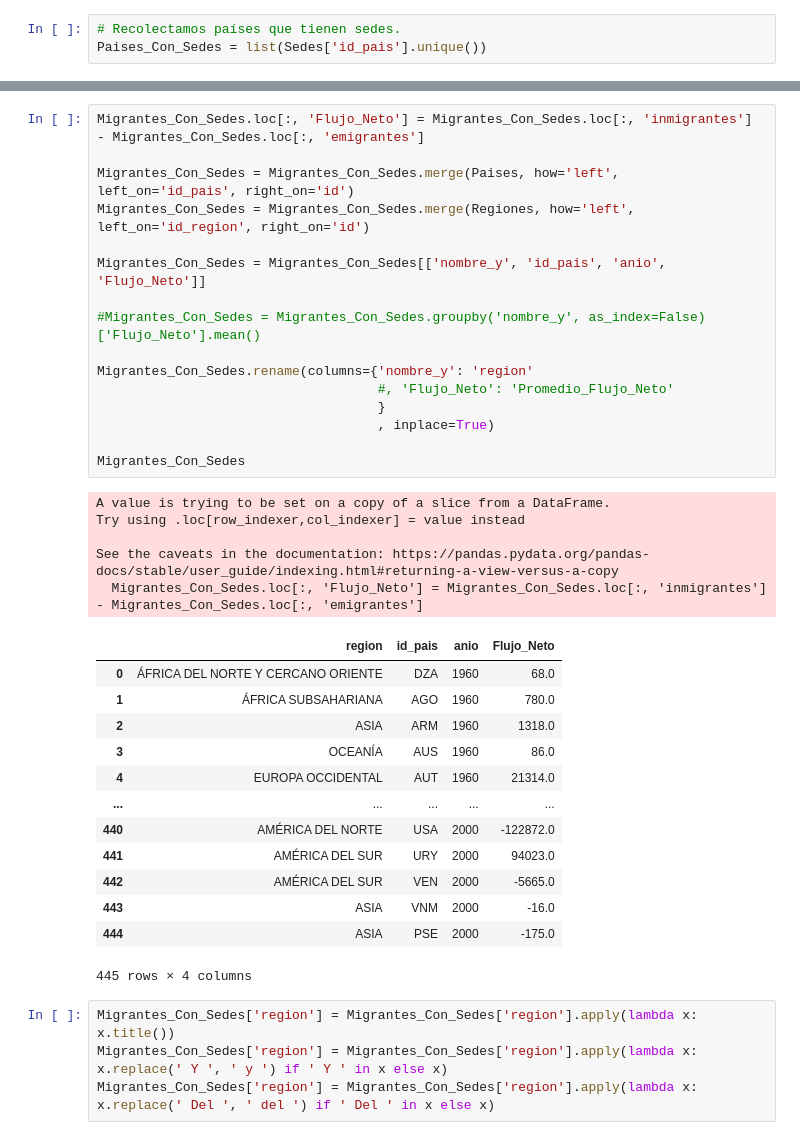
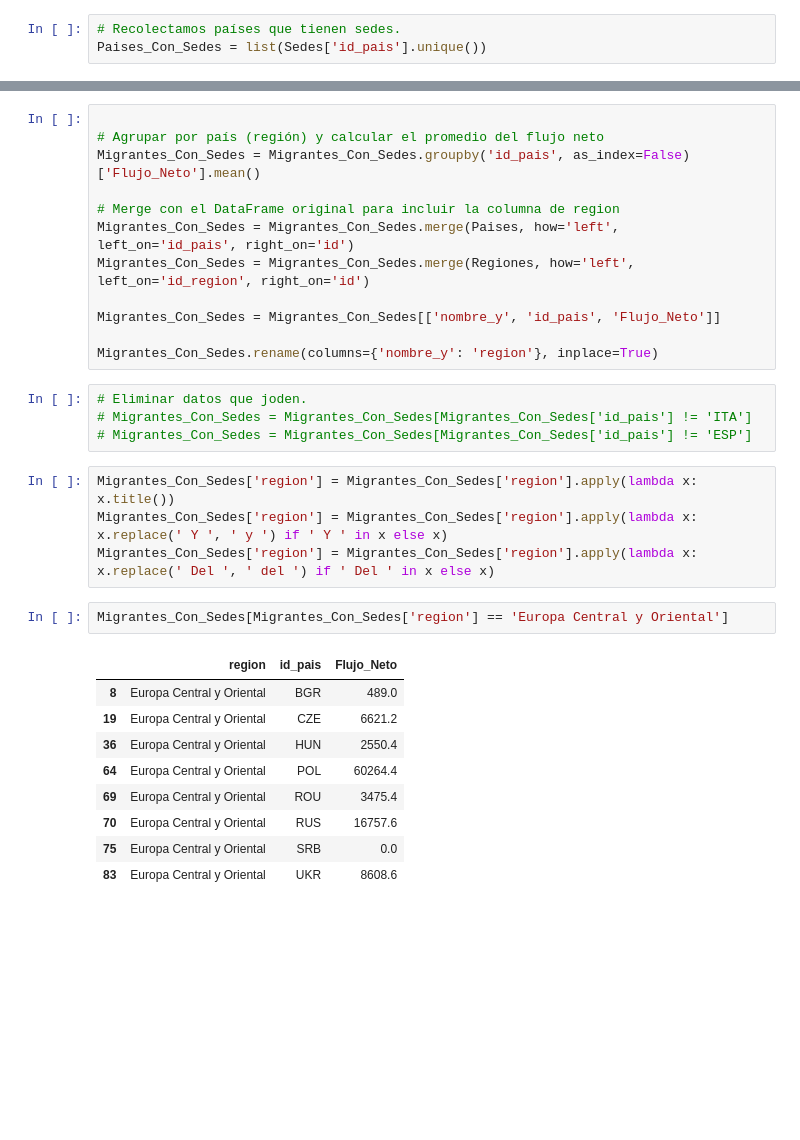
Before and after one commit to Rogoyin/Laboratorio-de-datos, a Jupyter notebook: Práctico 1/Visualizacion.ipynb, the cells around one changed output, grey strips where cells are left out. Cells and saved outputs as stored; diff of their text form; blank space fills up the shorter version.

```diff
--- a/Práctico 1/Visualizacion.ipynb
+++ b/Práctico 1/Visualizacion.ipynb
@@ -194,42 +186,35 @@ Migrantes_Con_Sedes
 # %%
-Migrantes_Con_Sedes.loc[:, 'Flujo_Neto'] = Migrantes_Con_Sedes.loc[:, 'inmigrantes'] - Migrantes_Con_Sedes.loc[:, 'emigrantes']
 
+# Agrupar por país (región) y calcular el promedio del flujo neto
+Migrantes_Con_Sedes = Migrantes_Con_Sedes.groupby('id_pais', as_index=False)['Flujo_Neto'].mean()
+
+# Merge con el DataFrame original para incluir la columna de region
 Migrantes_Con_Sedes = Migrantes_Con_Sedes.merge(Paises, how='left', left_on='id_pais', right_on='id')
 Migrantes_Con_Sedes = Migrantes_Con_Sedes.merge(Regiones, how='left', left_on='id_region', right_on='id')
 
-Migrantes_Con_Sedes = Migrantes_Con_Sedes[['nombre_y', 'id_pais', 'anio', 'Flujo_Neto']]
+Migrantes_Con_Sedes = Migrantes_Con_Sedes[['nombre_y', 'id_pais', 'Flujo_Neto']]
 
-#Migrantes_Con_Sedes = Migrantes_Con_Sedes.groupby('nombre_y', as_index=False)['Flujo_Neto'].mean()
-
-Migrantes_Con_Sedes.rename(columns={'nombre_y': 'region'
-                                    #, 'Flujo_Neto': 'Promedio_Flujo_Neto'
-                                    }
-                                    , inplace=True)
-
-Migrantes_Con_Sedes
+Migrantes_Con_Sedes.rename(columns={'nombre_y': 'region'}, inplace=True)
-# %% [output]
-A value is trying to be set on a copy of a slice from a DataFrame.
-Try using .loc[row_indexer,col_indexer] = value instead
-
-See the caveats in the documentation: https://pandas.pydata.org/pandas-docs/stable/user_guide/indexing.html#returning-a-view-versus-a-copy
-  Migrantes_Con_Sedes.loc[:, 'Flujo_Neto'] = Migrantes_Con_Sedes.loc[:, 'inmigrantes'] - Migrantes_Con_Sedes.loc[:, 'emigrantes']
-|  | region | id_pais | anio | Flujo_Neto |
-| 0 | ÁFRICA DEL NORTE Y CERCANO ORIENTE | DZA | 1960 | 68.0 |
-| 1 | ÁFRICA SUBSAHARIANA | AGO | 1960 | 780.0 |
-| 2 | ASIA | ARM | 1960 | 1318.0 |
-| 3 | OCEANÍA | AUS | 1960 | 86.0 |
-| 4 | EUROPA OCCIDENTAL | AUT | 1960 | 21314.0 |
-| ... | ... | ... | ... | ... |
-| 440 | AMÉRICA DEL NORTE | USA | 2000 | -122872.0 |
-| 441 | AMÉRICA DEL SUR | URY | 2000 | 94023.0 |
-| 442 | AMÉRICA DEL SUR | VEN | 2000 | -5665.0 |
-| 443 | ASIA | VNM | 2000 | -16.0 |
-| 444 | ASIA | PSE | 2000 | -175.0 |
-445 rows × 4 columns
+# %%
+# Eliminar datos que joden.
+# Migrantes_Con_Sedes = Migrantes_Con_Sedes[Migrantes_Con_Sedes['id_pais'] != 'ITA']
+# Migrantes_Con_Sedes = Migrantes_Con_Sedes[Migrantes_Con_Sedes['id_pais'] != 'ESP']
 # %%
 Migrantes_Con_Sedes['region'] = Migrantes_Con_Sedes['region'].apply(lambda x: x.title())
 Migrantes_Con_Sedes['region'] = Migrantes_Con_Sedes['region'].apply(lambda x: x.replace(' Y ', ' y ') if ' Y ' in x else x)
 Migrantes_Con_Sedes['region'] = Migrantes_Con_Sedes['region'].apply(lambda x: x.replace(' Del ', ' del ') if ' Del ' in x else x)
+# %%
+Migrantes_Con_Sedes[Migrantes_Con_Sedes['region'] == 'Europa Central y Oriental']
+# %% [output]
+|  | region | id_pais | Flujo_Neto |
+| 8 | Europa Central y Oriental | BGR | 489.0 |
+| 19 | Europa Central y Oriental | CZE | 6621.2 |
+| 36 | Europa Central y Oriental | HUN | 2550.4 |
+| 64 | Europa Central y Oriental | POL | 60264.4 |
+| 69 | Europa Central y Oriental | ROU | 3475.4 |
+| 70 | Europa Central y Oriental | RUS | 16757.6 |
+| 75 | Europa Central y Oriental | SRB | 0.0 |
+| 83 | Europa Central y Oriental | UKR | 8608.6 |
 # %%
 def Eliminar_Outliers(df: pd.DataFrame, Columna: str) -> pd.DataFrame:
 
```
Also changed, not shown: parts of 5 cells of this notebook, 2 other files.
